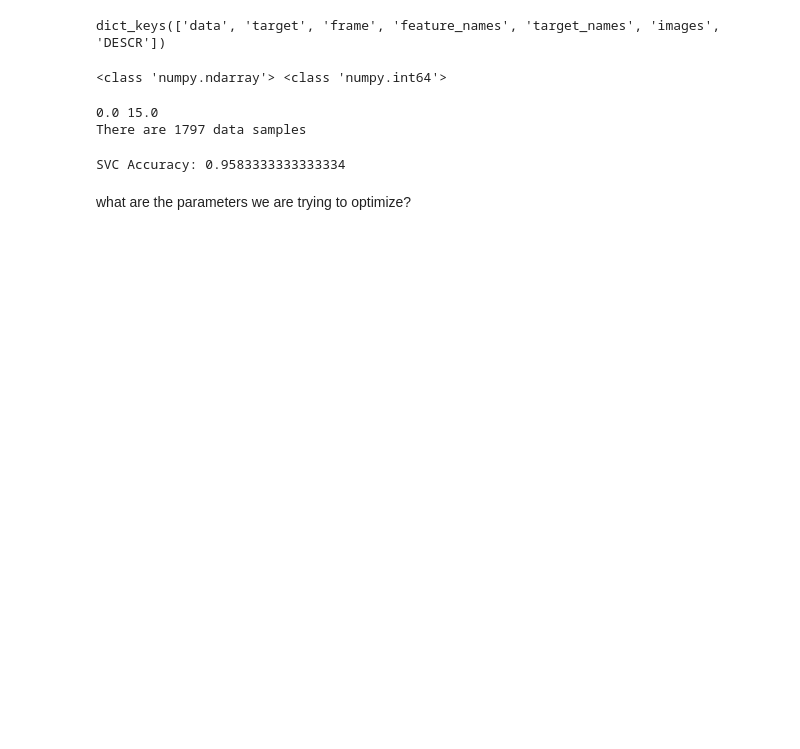
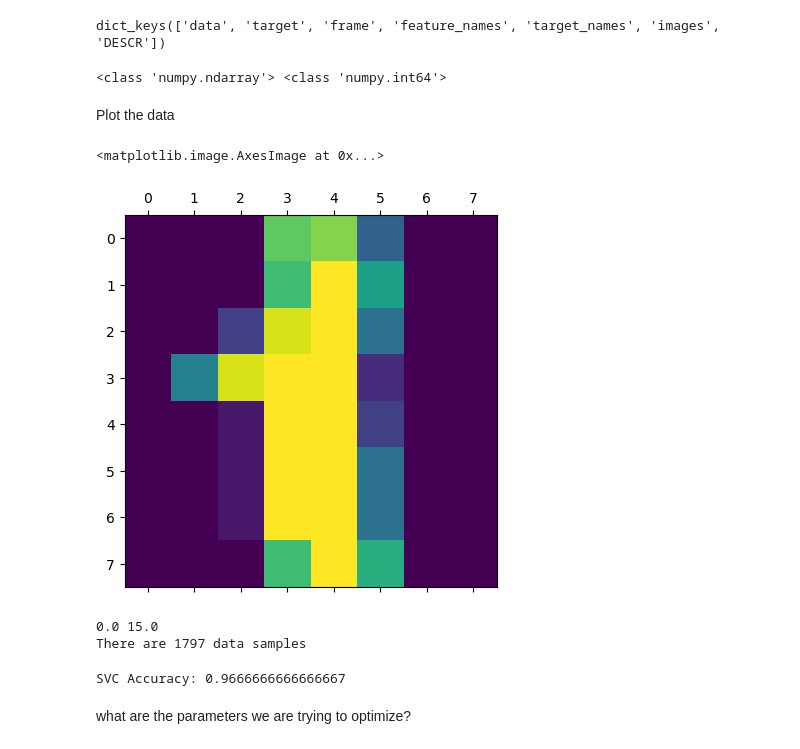
Before and after one commit to geo-smart/mlgeo-book, a Jupyter notebook: book/Chapter3-MachineLearning/3.7_hyperparameter_tuning.ipynb, the cells around one changed output. Drawn from its saved outputs; the diff is of its cells as text; code cells hidden in the pictures; blank space fills up the shorter version.

Commit message:
update resampling/clustering/hyperparameter/ensemble/autoML

```diff
--- a/book/Chapter3-MachineLearning/3.7_hyperparameter_tuning.ipynb
+++ b/book/Chapter3-MachineLearning/3.7_hyperparameter_tuning.ipynb
@@ -27,6 +45,13 @@ print(type(data[0][:]),type(y[0]))
 # note that we do not modify the raw data that is stored on the digits dictionary.
 # %% [output]
 <class 'numpy.ndarray'> <class 'numpy.int64'>
+# %% [markdown]
+Plot the data
+# %%
+plt.matshow(digits["images"][1])
+# %% [output]
+<matplotlib.image.AxesImage at 0x...>
+[figure, added]
 # %%
 print(min(data[0]),max(data[0]))
 from sklearn.preprocessing import MinMaxScaler
@@ -43,19 +68,16 @@ X_train, X_test, y_train, y_test = train_test_split(
 0.0 15.0
 There are 1797 data samples
 # %%
-import sklearn
 from sklearn import metrics
-from sklearn.svm import SVC
 from sklearn.neighbors import KNeighborsClassifier
-from sklearn.ensemble import RandomForestClassifier
 
 # Support Vector Machine classifier
-clf = SVC(gamma=0.001) # model design
+clf = KNeighborsClassifier(n_neighbors=3)
 clf.fit(X_train, y_train) # learn
-svc_prediction = clf.predict(X_test) # predict on test
-print("SVC Accuracy:", metrics.accuracy_score(y_true=y_test ,y_pred=svc_prediction))
+knn_prediction = clf.predict(X_test) # predict on test
+print("SVC Accuracy:", metrics.accuracy_score(y_true=y_test ,y_pred=knn_prediction))
 # %% [output]
-SVC Accuracy: 0.9583333333333334
+SVC Accuracy: 0.9666666666666667
 # %% [markdown]
 what are the parameters we are trying to optimize?
 # %%
```
Also changed, not shown: parts of 14 cells of this notebook, 1 other file.
